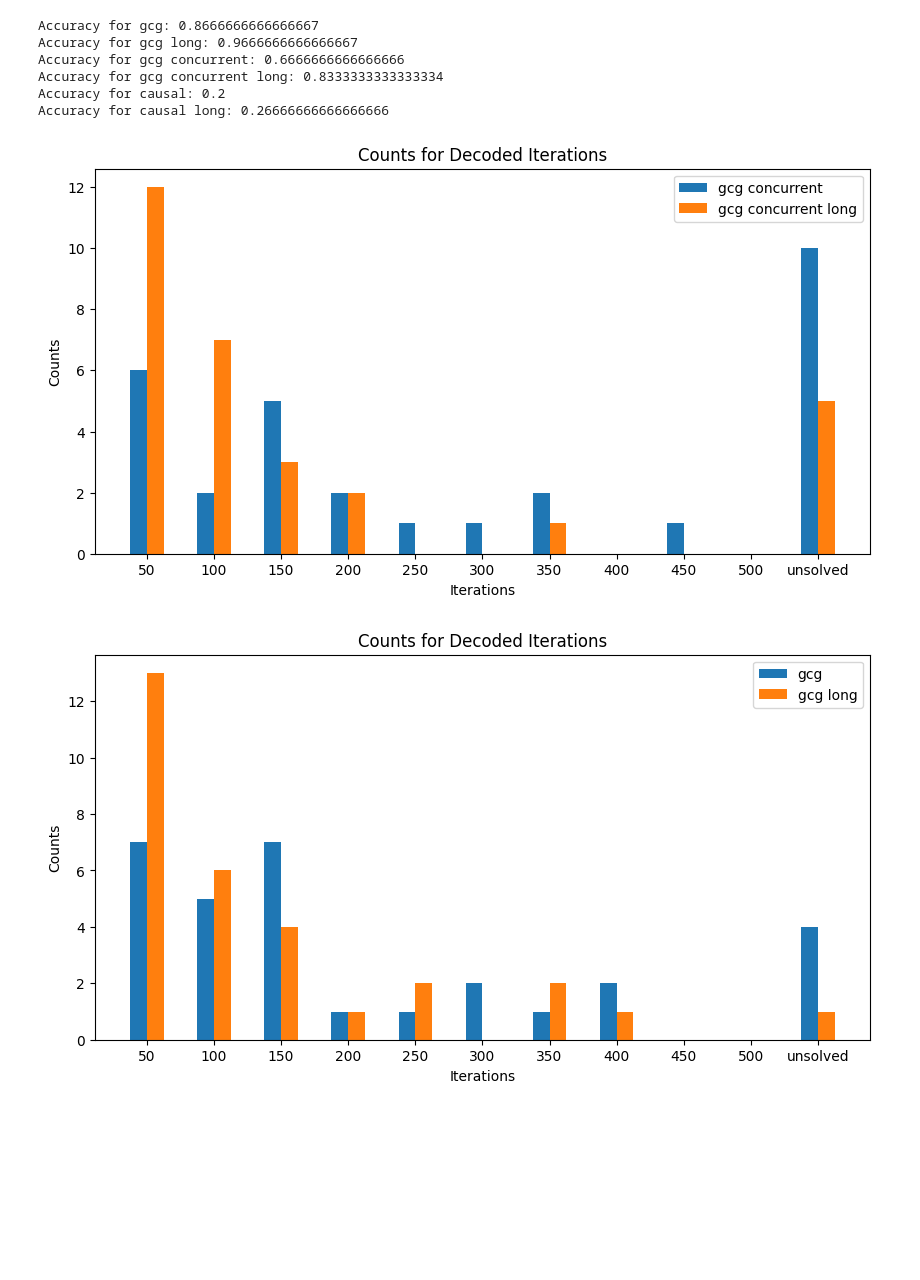
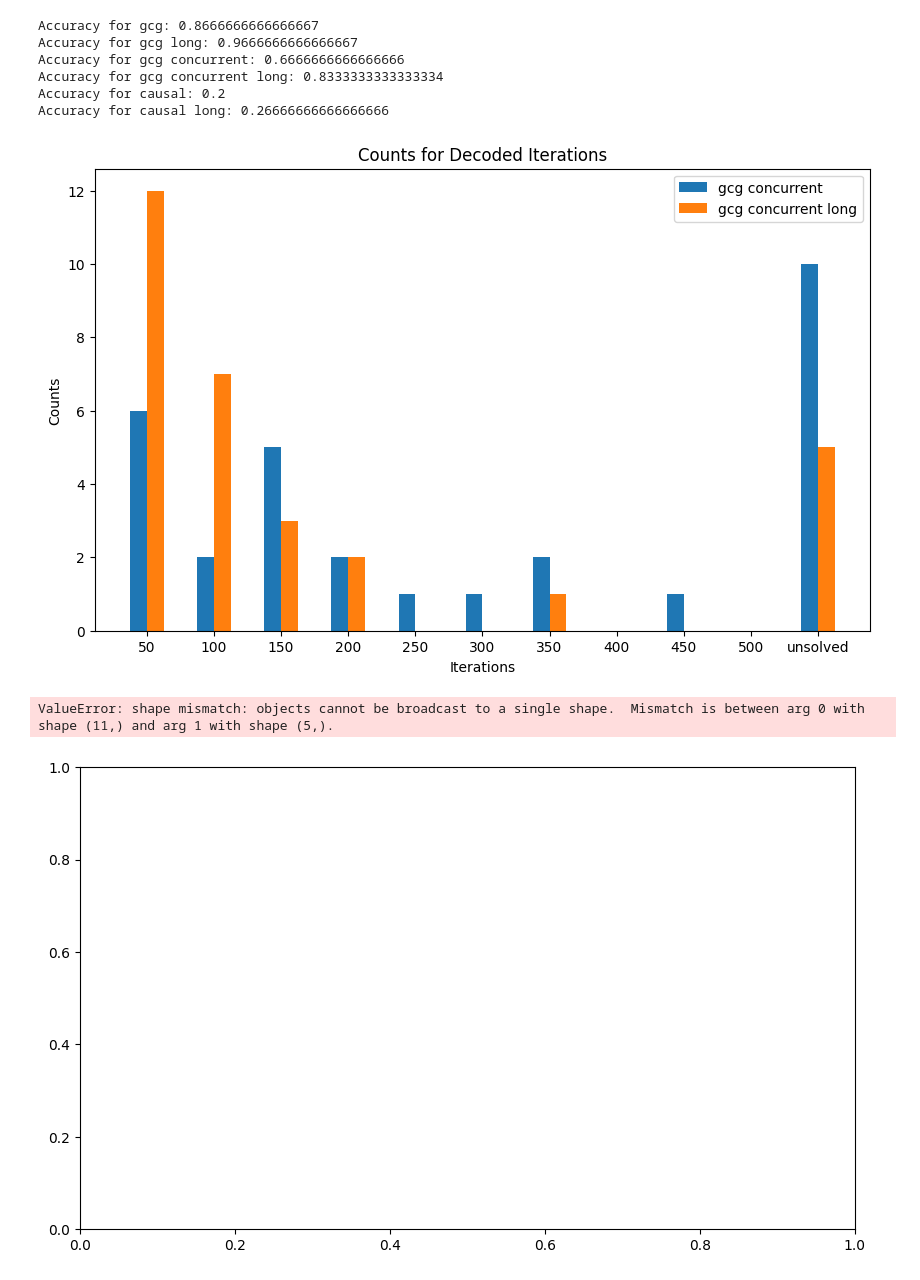
Before and after one commit to nexync/llm-auditing, a Jupyter notebook: notebooks/analysis.ipynb, the cells around one changed output. Drawn from its saved outputs; the diff is of its cells as text; code cells hidden in the pictures; blank space fills up the shorter version.

```diff
--- a/notebooks/analysis.ipynb
+++ b/notebooks/analysis.ipynb
@@ -66,12 +66,12 @@ def barplot_multi(counts_list, names, out_path = None, save = False, start = 50,
     bar_width = 0.25  # Width of each bar
     x_indexes = np.arange(len(iters))  # X indexes based on the number of iterations
 
-    fig, ax = plt.subplots(figsize=(10, 5))
+    fig, ax = plt.subplots(figsize=(10, 6))
 
     # Plot each count list with an offset
     for i, counts in enumerate(counts_list):
         bar_positions = x_indexes + i * bar_width
-        ax.bar(bar_positions, counts, width=bar_width, label=f'Count Set {i + 1}')
+        ax.bar(bar_positions, counts, width=bar_width)
 
     # Add legend and labels
     ax.legend(names)
@@ -92,16 +92,16 @@ def remove_punctuation(text):
     return text.translate(translator)
 # %%
 #data
-gcg = read_data("F:/llm-auditing/github/llm-auditing/data/results/gcg.jsonl")
-gcg_l = read_data("F:/llm-auditing/github/llm-auditing/data/results/gcg_long.jsonl")
-gcg_ccr = read_data("F:/llm-auditing/github/llm-auditing/data/results/gcg_concurrent.jsonl")
-gcg_ccr_l = read_data("F:/llm-auditing/github/llm-auditing/data/results/gcg_concurrent_long.jsonl")
-causal = read_data("F:/llm-auditing/github/llm-auditing/data/results/causal.jsonl")
-causal_l = read_data("F:/llm-auditing/github/llm-auditing/data/results/causal_long.jsonl")
+gcg = read_data("/Users/stevie/Documents/llm/llm-auditing/data/results/gcg.jsonl")
+gcg_l = read_data("/Users/stevie/Documents/llm/llm-auditing/data/results/gcg_long.jsonl")
+gcg_ccr = read_data("/Users/stevie/Documents/llm/llm-auditing/data/results/gcg_concurrent.jsonl")
+gcg_ccr_l = read_data("/Users/stevie/Documents/llm/llm-auditing/data/results/gcg_concurrent_long.jsonl")
+causal = read_data("/Users/stevie/Documents/llm/llm-auditing/data/results/causal.jsonl")
+causal_l = read_data("/Users/stevie/Documents/llm/llm-auditing/data/results/causal_long.jsonl")
 
 #answers
-true_ans_l = read_data("F:/llm-auditing/github/llm-auditing/data/qa_pairs_long.jsonl")
-true_answers = read_data("F:/llm-auditing/github/llm-auditing/data/qa_pairs.jsonl")
+true_ans_l = read_data("/Users/stevie/Documents/llm/llm-auditing/data/qa_pairs_long.jsonl")
+true_answers = read_data("/Users/stevie/Documents/llm/llm-auditing/data/qa_pairs.jsonl")
 
 data_files = [
     ("gcg", gcg),
@@ -148,7 +148,11 @@ Accuracy for causal long: 0.26666666666666666
 # %%
 # barplot_multi([result["count"] for result in indexed_results[2:4]], [result["name"] for result in indexed_results[2:4]], save=True, out_path="F:/llm-auditing/github/llm-auditing/data/results/gcg_concurrent_counts.png")
 # barplot_multi([result["count"] for result in indexed_results[:2]], [result["name"] for result in indexed_results[:2]], save=True, out_path="F:/llm-auditing/github/llm-auditing/data/results/gcg_counts.png")
 # barplot_multi([result["count"] for result in indexed_results_causal], [result["name"] for result in indexed_results_causal], save=True, out_path="F:/llm-auditing/github/llm-auditing/data/results/causal_counts.png", start=16, end=65, step=16)
+barplot_multi([result["count"] for result in indexed_results[2:4]], [result["name"] for result in indexed_results[2:4]])
+barplot_multi([result["count"] for result in indexed_results_causal], [result["name"] for result in indexed_results_causal])
+barplot_multi([result["count"] for result in indexed_results[:2]], [result["name"] for result in indexed_results[:2]])
 # %% [output]
-[figure, old version]
+[figure, new version]
+ValueError: shape mismatch: objects cannot be broadcast to a single shape.  Mismatch is between arg 0 with shape (11,) and arg 1 with shape (5,).
-[figure, old version]
+[figure, new version]
```
Also changed, not shown: parts of 7 cells of this notebook, 6 other files.
